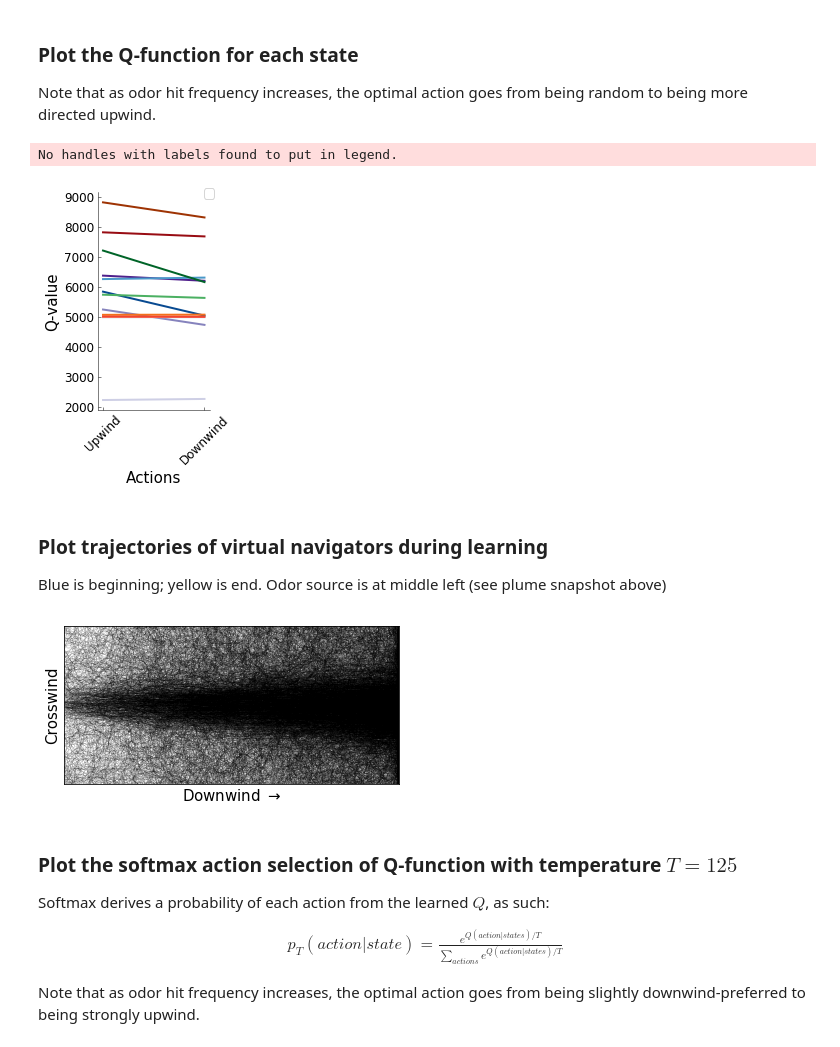
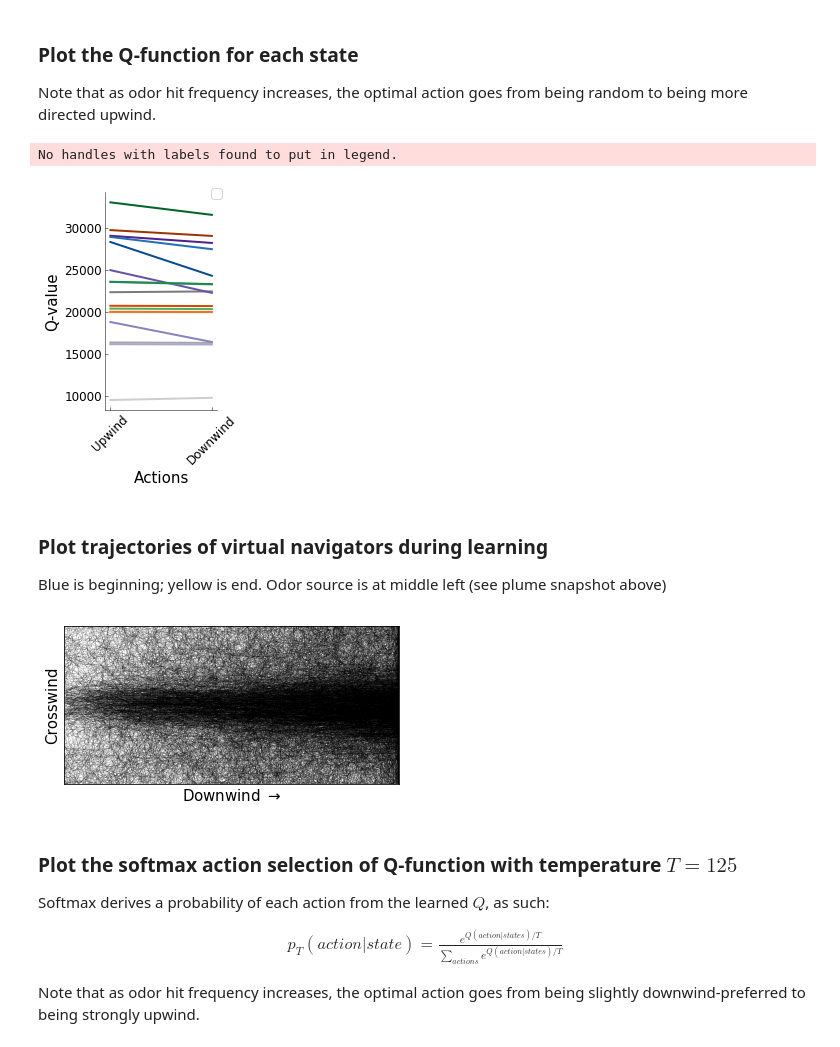
Before and after one commit to niragkadakia/odor-plume-reinforcement-learning, a Jupyter notebook: stochastic-turning-model-freq-dur.ipynb, the cells around one changed output. Cells and saved outputs as stored; diff of their text form; code cells hidden in the pictures.

```diff
--- a/stochastic-turning-model-freq-dur.ipynb
+++ b/stochastic-turning-model-freq-dur.ipynb
@@ -63,7 +66,7 @@ a.x0_min = 500
 a.xo_max = 1000
 a.max_x = 1000
 a.y0_spread = 200
-a.num_walkers = 5000
+a.num_walkers = 20000
 a.num_steps = 5000
 a.def_actions()
 # %% [markdown]
@@ -85,31 +88,32 @@ Note that as odor hit frequency increases, the optimal action goes from being ra
 # %%
 num_freqs = len(a.freq_bins) - 1
 num_durs = len(a.dur_bins) - 1
 fig, ax = gen_plot(2, 4)
-cmaps = [plt.cm.Purples, plt.cm.Blues, plt.cm.Greens, plt.cm.Oranges, plt.cm.Reds]
+cmaps = [plt.cm.Greys, plt.cm.Purples, plt.cm.Blues,
+         plt.cm.Greens, plt.cm.Oranges, plt.cm.Reds]
 colors = np.linspace(0.3, 0.9, num_freqs)
-for iS in range(len(a.dur_bins) - 1):
-    for iT in range(len(a.freq_bins) - 1):
+for iS in range(num_durs):
+    for iT in range(num_freqs):
         idx = iS*num_freqs + iT
         plt.plot(Q_terminal[idx], color=cmaps[iS](colors[iT]), lw=2)
 
 plt.xlabel('Actions', fontsize=15)
 plt.ylabel('Q-value', fontsize=15)
 plt.xticks(range(a._num_actions), fontsize=12)
 plt.yticks(fontsize=12)
 ax.set_xticklabels(['Upwind', 'Downwind'], rotation=45)
 plt.legend(bbox_to_anchor=(1.1, 1.05), fontsize=13)
 plt.show()
 # %% [output]
 No handles with labels found to put in legend.
-[figure, old version]
+[figure, new version]
 # %% [markdown]
 ### Plot trajectories of virtual navigators during learning
 Blue is beginning; yellow is end. Odor source is at middle left (see plume snapshot above)
 # %%
 fig, ax = plt.subplots()
 fig.set_size_inches(6, 4)
-for iW in range(a.num_walkers)[::10]:
+for iW in range(a.num_walkers)[::50]:
     plt.plot(xs[:path_lengths[iW], iW],
                 ys[:path_lengths[iW], iW], color='k',
                 lw=0.1)
@@ -123,7 +127,7 @@ ax.set_xlim(150, 1000)
 ax.set_ylim(450 - 200, 450 + 200)
 plt.show()
 # %% [output]
-[figure, old version]
+[figure, new version]
 # %% [markdown]
 ### Plot the softmax action selection of Q-function with temperature $T = 125$
 Softmax derives a probability of each action from the learned $Q$, as such:
```
Also changed, not shown: parts of 5 cells of this notebook, 1 other file.
